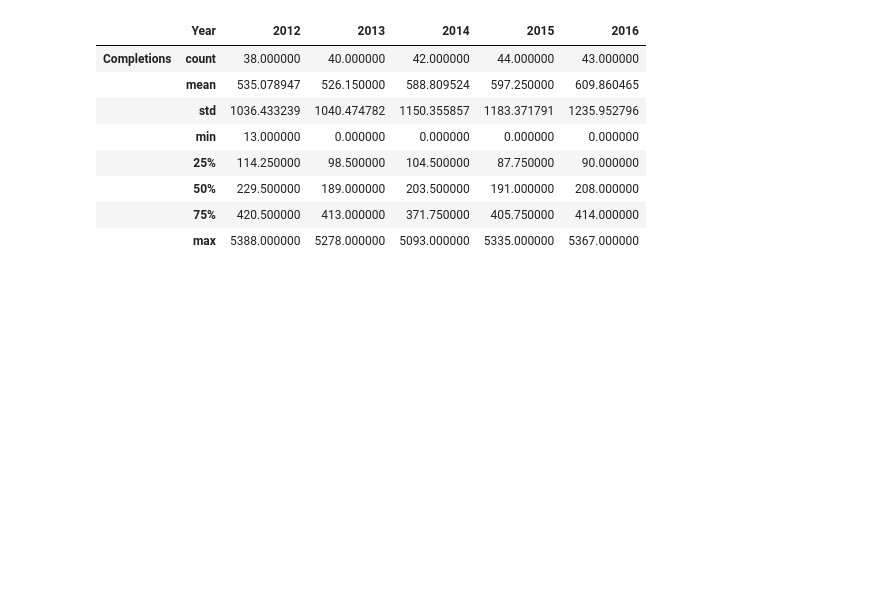
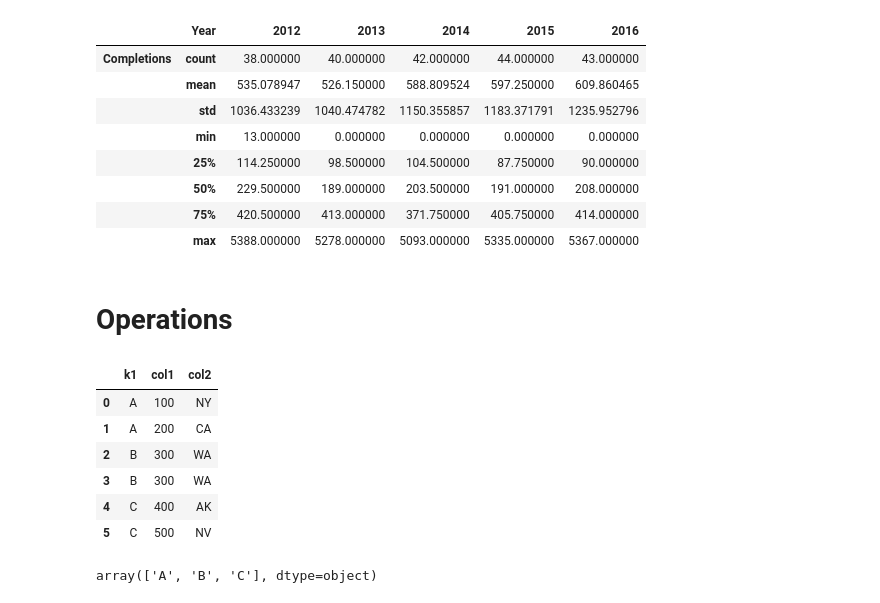
Before and after one commit to o-bissing/TF_Udemy, a Jupyter notebook: Pandas.ipynb, the cells around one changed output. Drawn from its saved outputs; the diff is of its cells as text; code cells hidden in the pictures; blank space fills up the shorter version.

```diff
--- a/Pandas.ipynb
+++ b/Pandas.ipynb
@@ -424,3 +424,22 @@ df.groupby('Year').describe().transpose()
 |  | 50% | 229.500000 | 189.000000 | 203.500000 | 191.000000 | 208.000000 |
 |  | 75% | 420.500000 | 413.000000 | 371.750000 | 405.750000 | 414.000000 |
 |  | max | 5388.000000 | 5278.000000 | 5093.000000 | 5335.000000 | 5367.000000 |
+# %% [markdown]
+# Operations
+# %%
+df_one = pd.DataFrame({'k1':['A','A','B','B','C','C'],
+                       'col1':[100,200,300,300,400,500],
+                       'col2':['NY','CA','WA','WA','AK','NV']})
+df_one
+# %% [output]
+|  | k1 | col1 | col2 |
+| 0 | A | 100 | NY |
+| 1 | A | 200 | CA |
+| 2 | B | 300 | WA |
+| 3 | B | 300 | WA |
+| 4 | C | 400 | AK |
+| 5 | C | 500 | NV |
+# %%
+df_one['k1'].unique()
+# %% [output]
+array(['A', 'B', 'C'], dtype=object)
```
Also changed, not shown: parts of 10 cells of this notebook.
